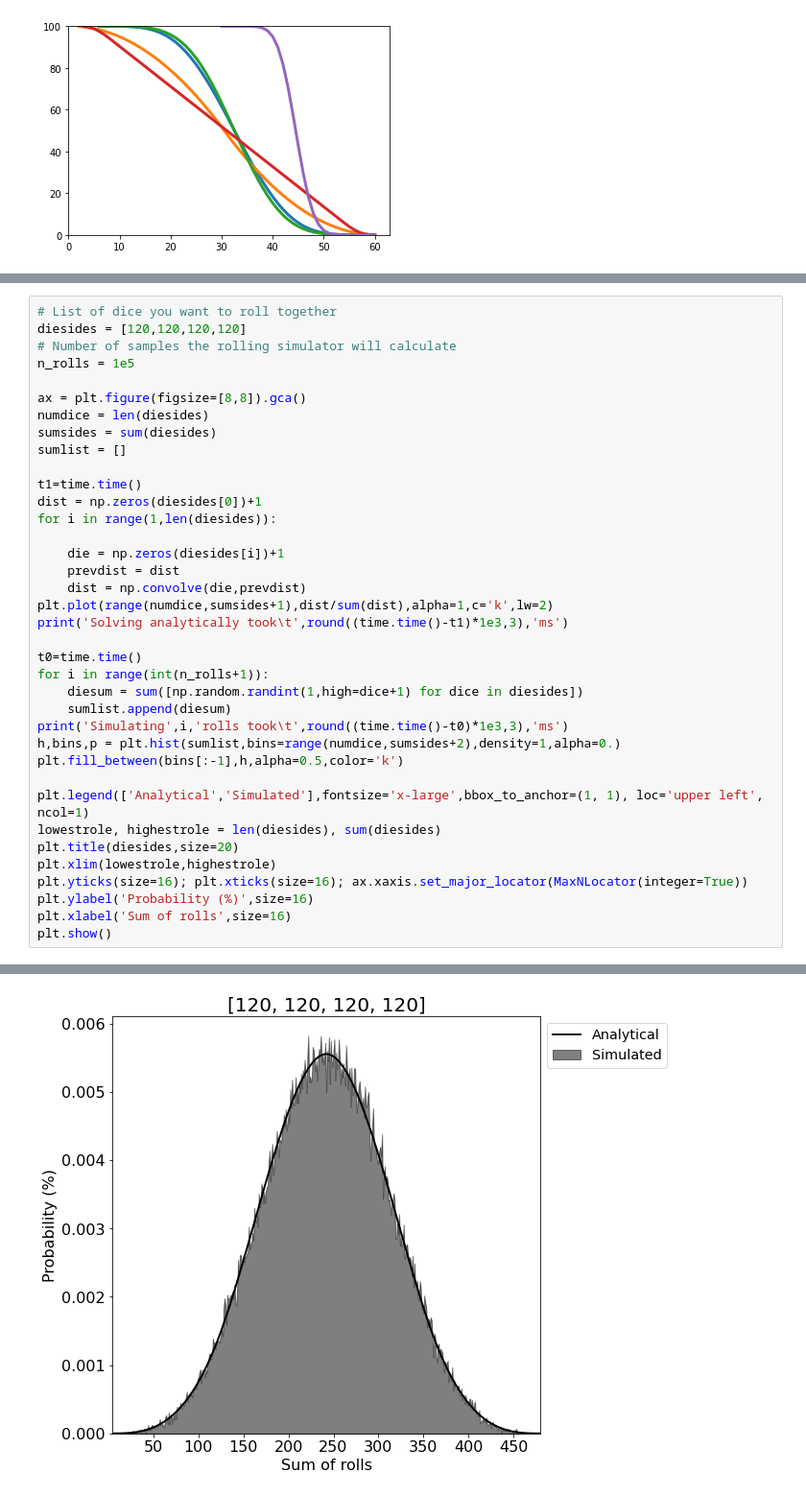
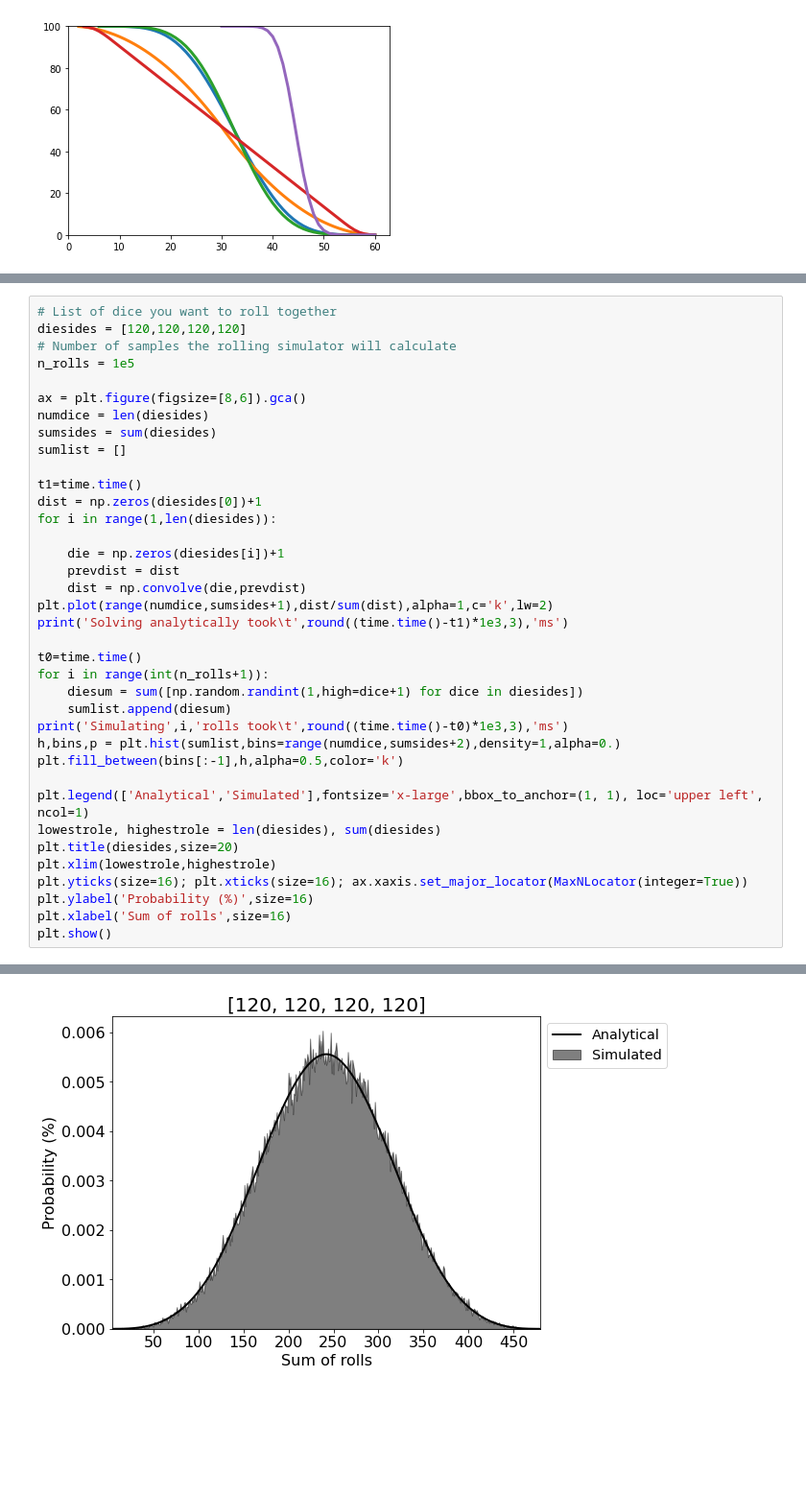
Before and after one commit to v-zsolnay/SummingDice, a Jupyter notebook: SummingDice.ipynb, the cells around one changed output, grey strips where cells are left out. Shown at 96% size. Saved outputs shown, nothing was run; the diff lists cells and outputs as text; blank space fills up the shorter version.

```diff
--- a/SummingDice.ipynb
+++ b/SummingDice.ipynb
@@ -168,7 +169,7 @@ diesides = [120,120,120,120]
 # Number of samples the rolling simulator will calculate
 n_rolls = 1e5
 
-ax = plt.figure(figsize=[8,8]).gca()
+ax = plt.figure(figsize=[8,6]).gca()
 numdice = len(diesides)
 sumsides = sum(diesides)
 sumlist = []
@@ -205 +206 @@ Simulating 100000 rolls took     1267.565 ms
-[figure, old version]
+[figure, new version]
```
Also changed, not shown: parts of 11 cells of this notebook.
